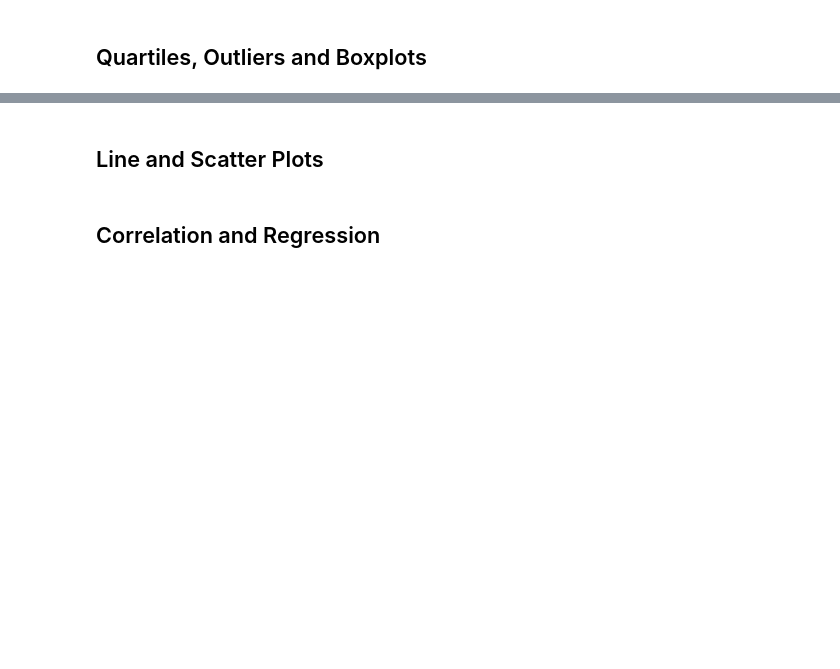
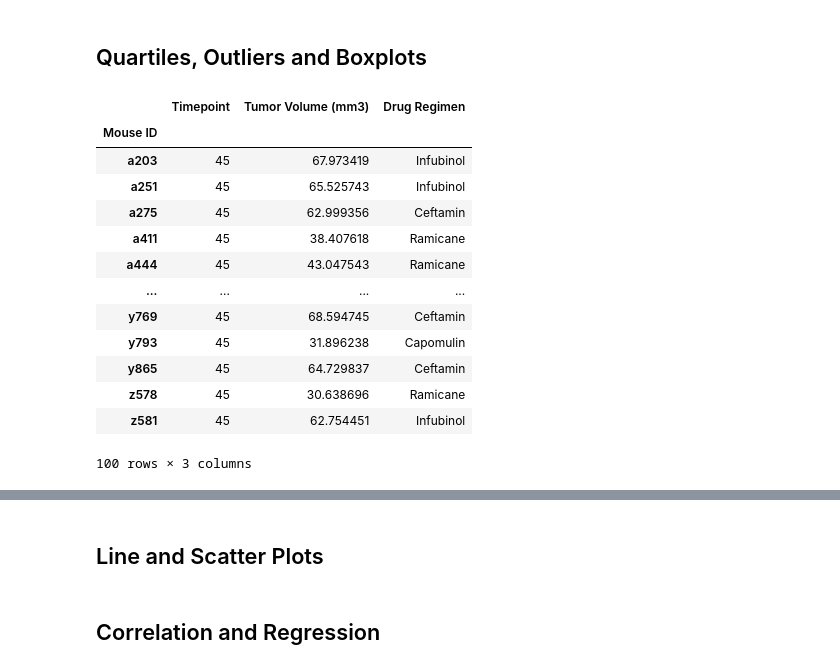
Before and after one commit to CCom20/matplot-challenge, a Jupyter notebook: pymaceuticals_analysis.ipynb, the cells around one changed output, grey strips where cells are left out. Saved outputs shown, nothing was run; the diff lists cells and outputs as text; code cells hidden in the pictures; blank space fills up the shorter version.

```diff
--- a/pymaceuticals_analysis.ipynb
+++ b/pymaceuticals_analysis.ipynb
@@ -202,8 +214,29 @@ Name: Mouse ID, dtype: int64
 # %%
 # Calculate the final tumor volume of each mouse across four of the treatment regimens:
 # Capomulin, Ramicane, Infubinol, and Ceftamin
+drug_names = ["Capomulin", "Ramicane", "Infubinol", "Ceftamin"]
 
 # Start by getting the last (greatest) timepoint for each mouse
+tumor_last = combined_study_df_cleaned.groupby("Mouse ID").last()["Tumor Volume (mm3)"]
+timepoint = combined_study_df_cleaned.groupby("Mouse ID").last()["Timepoint"]
+drug_regimen = combined_study_df_cleaned.groupby("Mouse ID").last()["Drug Regimen"]
 
+quartiles_df = pd.DataFrame({"Timepoint": timepoint, "Tumor Volume (mm3)": tumor_last, "Drug Regimen": drug_regimen})
 
-# Merge this group df with the original dataframe to get the tumor volume at the last timepoint
+quartiles_df = quartiles_df.loc[quartiles_df["Drug Regimen"].isin(drug_names)]
+quartiles_df
+# %% [output]
+|  | Timepoint | Tumor Volume (mm3) | Drug Regimen |
+| Mouse ID |  |  |  |
+| a203 | 45 | 67.973419 | Infubinol |
+| a251 | 45 | 65.525743 | Infubinol |
+| a275 | 45 | 62.999356 | Ceftamin |
+| a411 | 45 | 38.407618 | Ramicane |
+| a444 | 45 | 43.047543 | Ramicane |
+| ... | ... | ... | ... |
+| y769 | 45 | 68.594745 | Ceftamin |
+| y793 | 45 | 31.896238 | Capomulin |
+| y865 | 45 | 64.729837 | Ceftamin |
+| z578 | 45 | 30.638696 | Ramicane |
+| z581 | 45 | 62.754451 | Infubinol |
+100 rows × 3 columns
```
Also changed, not shown: parts of 7 cells of this notebook.
